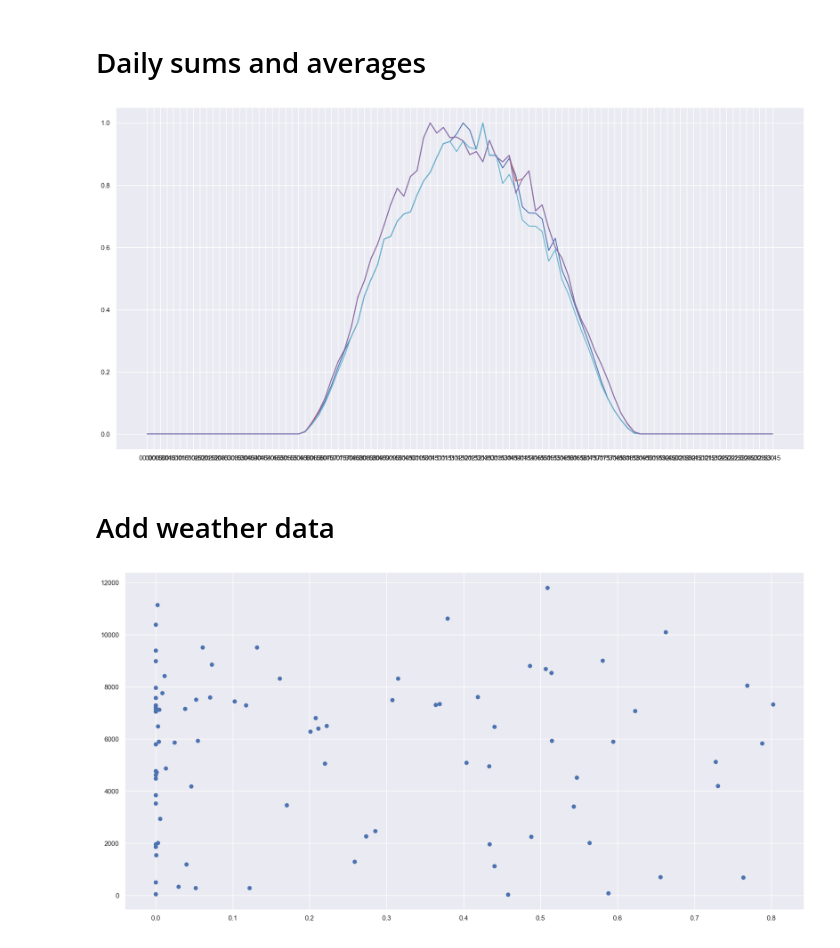
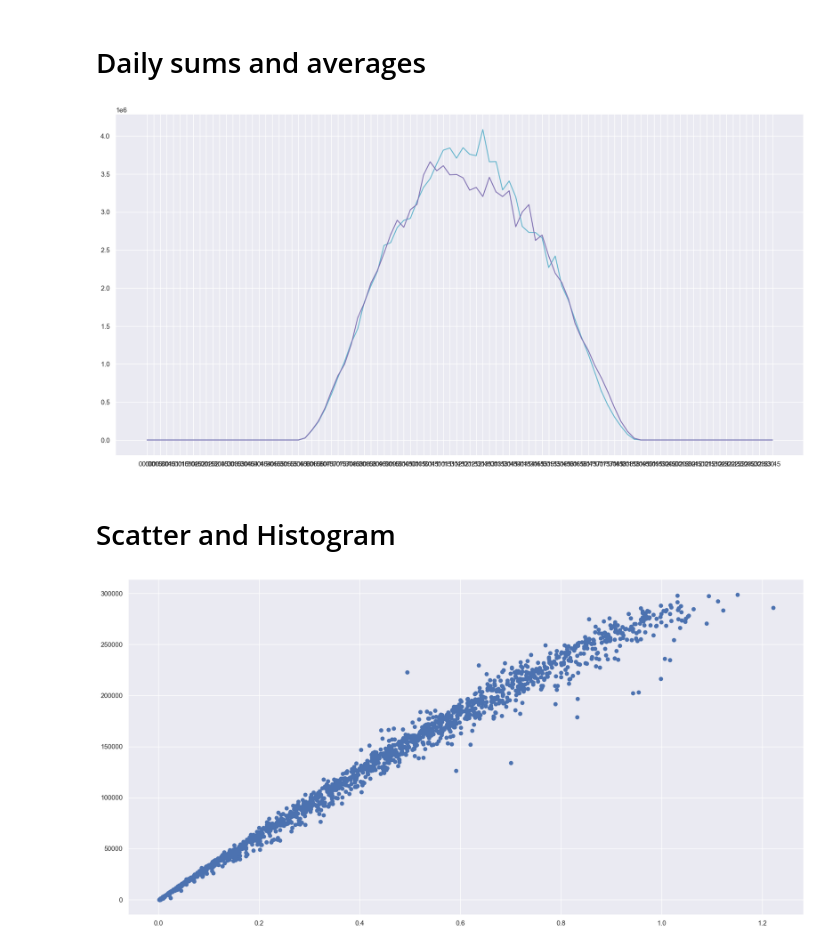
Before and after one commit to jamesdeluk/data-projects, a Jupyter notebook: solar-power-generation-data (anikannal)/solar.ipynb, the cells around one changed output. Cells and saved outputs as stored; diff of their text form; code cells hidden in the pictures.

```diff
--- a/solar-power-generation-data (anikannal)/solar.ipynb
+++ b/solar-power-generation-data (anikannal)/solar.ipynb
@@ -70,56 +112,47 @@ plt.show()
 # %%
 scaler = MinMaxScaler()
 
-data_generation1_first_half_avg = data_generation1_first_half[['HOUR_MINUTE','DC_POWER']].groupby('HOUR_MINUTE').mean().reset_index()
-data_generation1_second_half_avg = data_generation1_second_half[['HOUR_MINUTE','DC_POWER']].groupby('HOUR_MINUTE').mean().reset_index()
+# Averages, scaled
+# data_plant1_first_half_avg = data_plant1_first_half[['HOUR_MINUTE','DC_POWER']].groupby('HOUR_MINUTE').mean().reset_index()
+# data_plant1_second_half_avg = data_plant1_second_half[['HOUR_MINUTE','DC_POWER']].groupby('HOUR_MINUTE').mean().reset_index()
 
-x = data_generation1_first_half_avg['HOUR_MINUTE']
-y = pd.DataFrame(scaler.fit_transform(data_generation1_first_half_avg[['DC_POWER']]))
-# y = data_former_avg['DC_POWER']
-plt.plot(x,y,c='b')
+# x = data_plant1_first_half_avg['HOUR_MINUTE']
+# y = pd.DataFrame(scaler.fit_transform(data_plant1_first_half_avg[['DC_POWER']]))
+# # y = data_plant1_first_half_avg['DC_POWER']
+# plt.plot(x,y,c='b')
 
-x = data_generation1_second_half_avg['HOUR_MINUTE']
-# y = data_latter_avg['DC_POWER']
-y = pd.DataFrame(scaler.fit_transform(data_generation1_second_half_avg[['DC_POWER']]))
-plt.plot(x,y,c='r')
+# x = data_plant1_second_half_avg['HOUR_MINUTE']
+# # y = data_plant1_second_half_avg['DC_POWER']
+# y = pd.DataFrame(scaler.fit_transform(data_plant1_second_half_avg[['DC_POWER']]))
+# plt.plot(x,y,c='r')
 
-data_generation1_first_half_sum = data_generation1_first_half[['HOUR_MINUTE','DC_POWER']].groupby('HOUR_MINUTE').sum().reset_index()
-data_generation1_second_half_sum = data_generation1_second_half[['HOUR_MINUTE','DC_POWER']].groupby('HOUR_MINUTE').sum().reset_index()
+# Sums (scaled commented out)
+data_plant1_first_half_sum = data_plant1_first_half[['HOUR_MINUTE','DC_POWER']].groupby('HOUR_MINUTE').sum().reset_index()
+data_plant1_second_half_sum = data_plant1_second_half[['HOUR_MINUTE','DC_POWER']].groupby('HOUR_MINUTE').sum().reset_index()
 
-x = data_generation1_first_half_sum['HOUR_MINUTE']
-y = pd.DataFrame(scaler.fit_transform(data_generation1_first_half_sum[['DC_POWER']]))
-# y = data_former_sum['DC_POWER']
+x = data_plant1_first_half_sum['HOUR_MINUTE']
+y = data_plant1_first_half_sum['DC_POWER']
+# y = pd.DataFrame(scaler.fit_transform(data_plant1_first_half_sum[['DC_POWER']]))
 plt.plot(x,y,c='c')
 
-x = data_generation1_second_half_sum['HOUR_MINUTE']
-# y = data_latter_sum['DC_POWER']
-y = pd.DataFrame(scaler.fit_transform(data_generation1_second_half_sum[['DC_POWER']]))
+x = data_plant1_second_half_sum['HOUR_MINUTE']
+y = data_plant1_second_half_sum['DC_POWER']
+# y = pd.DataFrame(scaler.fit_transform(data_plant1_second_half_sum[['DC_POWER']]))
 plt.plot(x,y,c='m')
 
+# Show plot
 plt.show()
 # %% [output]
-[figure, old version]
+[figure, new version]
 # %% [markdown]
-# Add weather data
+# Scatter and Histogram
 # %%
-# data_generation1.reset_index(inplace=True)
-# data_weather1.reset_index(inplace=True)
-data_generation1_filtered = data_generation1[['DATE_TIME','DC_POWER']].copy()
-data_generation1_filtered = data_generation1_filtered.groupby('DATE_TIME').mean().reset_index()
-data_weather1_filtered = data_weather1[['DATE_TIME','IRRADIATION']].copy()
-data_weather1_filtered = data_weather1_filtered.groupby('DATE_TIME').mean().reset_index()
-# data_generation1.reset_index(inplace=True)
-# data_weather1.reset_index(inplace=True)
-data_generation1_filtered.set_index('DATE_TIME', inplace=True)
-data_weather1_filtered.set_index('DATE_TIME', inplace=True)
-data_plant1 = pd.concat([data_generation1_filtered, data_weather1_filtered], axis=1)
-data_plant1.reset_index(inplace=True)
-data_plant1_dropna = data_plant1.dropna()
-data_plant1_active = data_plant1_dropna[data_plant1_dropna['IRRADIATION']>0]
-data_plant1_active = data_plant1_dropna[data_plant1_dropna['DC_POWER']>0]
+data_plant1_active = data_plant1[data_plant1['IRRADIATION']>0]
+data_plant1_active = data_plant1[data_plant1['DC_POWER']>0]
 x = data_plant1_active['IRRADIATION']
+# x = data_plant1_active['MINUTES_FROM_MIDDAY']
 y = data_plant1_active['DC_POWER']
 plt.scatter(x,y)
 plt.show()
 # %% [output]
-[figure, old version]
+[figure, new version]
```
Also changed, not shown: parts of 9 cells of this notebook.
